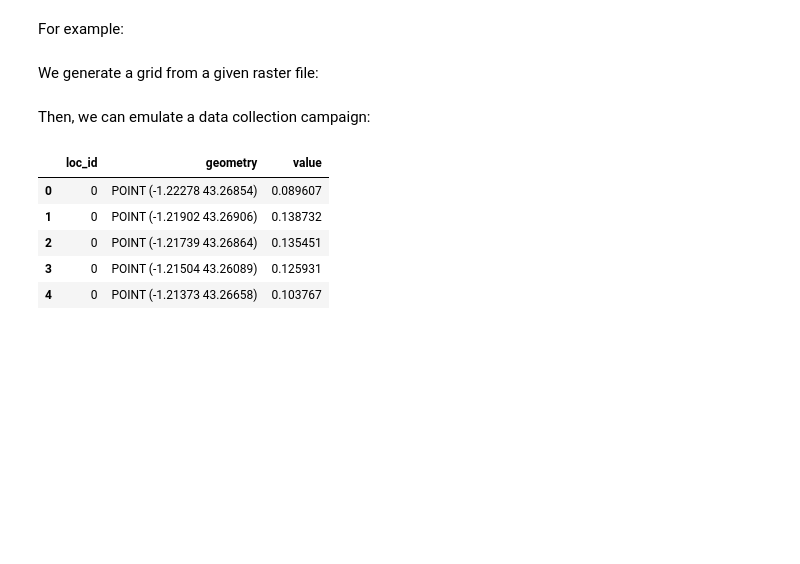
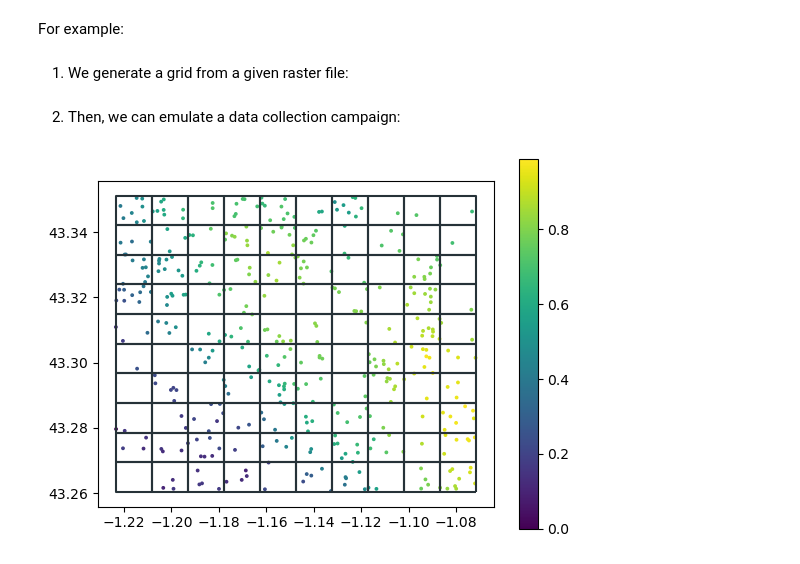
Before and after one commit to franckalbinet/trufl, a Jupyter notebook: nbs/04_callbacks.ipynb, the cells around one changed output. Cells and saved outputs as stored; diff of their text form; code cells hidden in the pictures; blank space fills up the shorter version.

```diff
--- a/nbs/04_callbacks.ipynb
+++ b/nbs/04_callbacks.ipynb
@@ -168,33 +205,10 @@ class MoranICB(Callback):
 # %% [markdown]
 For example:
 # %% [markdown]
-We generate a grid from a given raster file:
+1. We generate a grid from a given raster file:
 # %%
 #|eval: false
 fname_raster = 'files/ground-truth-01-4326-simulated.tif'
 gdf_grid = gridder(fname_raster, nrows=10, ncols=10)
 # %% [markdown]
-Then, we can emulate a data collection campaign:
+2. Then, we can emulate a data collection campaign:
-# %%
-#|eval: false
-sampler = Sampler(fname_raster)
-
-# Random planned measurements to be carried out to demo tha workflow
-n_planned = np.random.randint(1, high=10, size=len(gdf_grid), dtype=int)
-loc_ids = gdf_grid.loc_id.values
-
-samples_t0 = []
-for loc_id, n in zip(loc_ids, n_planned):
-    sampling_locs = gdf_grid.loc[gdf_grid.loc_id == loc_id].sample_points(n)
-    gdf_samples = sampler.sample(sampling_locs)
-    samples_t0.append(gdf_samples)
-
-gdf_samples_t0 = pd.concat(samples_t0)
-gdf_samples_t0.head()
-# %% [output]
-|  | loc_id | geometry | value |
-| 0 | 0 | POINT (-1.22278 43.26854) | 0.089607 |
-| 1 | 0 | POINT (-1.21902 43.26906) | 0.138732 |
-| 2 | 0 | POINT (-1.21739 43.26864) | 0.135451 |
-| 3 | 0 | POINT (-1.21504 43.26089) | 0.125931 |
-| 4 | 0 | POINT (-1.21373 43.26658) | 0.103767 |
@@ -200,0 +222,10 @@ gdf_samples_t0.head()
+# %%
+#|eval: false
+# Emulate data collection
+dc_emulator = DataCollector(fname_raster)
+samples_t0 = dc_emulator.collect(sample_locs)
+
+ax = samples_t0.plot(column='value', s=3, legend=True)
+gdf_grid.boundary.plot(color=black, ax=ax);
+# %% [output]
+[figure, added]
```
Also changed, not shown: parts of 22 cells of this notebook, 14 other files.
